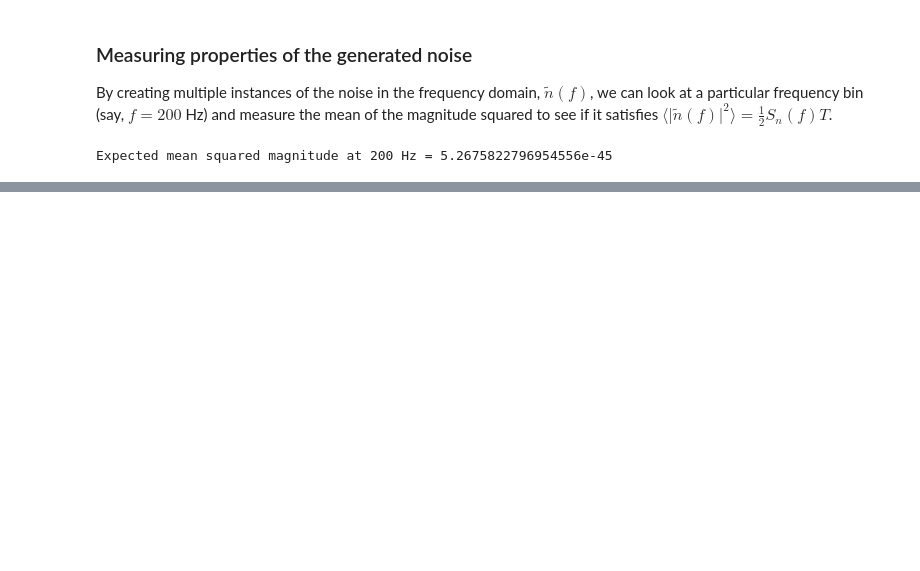
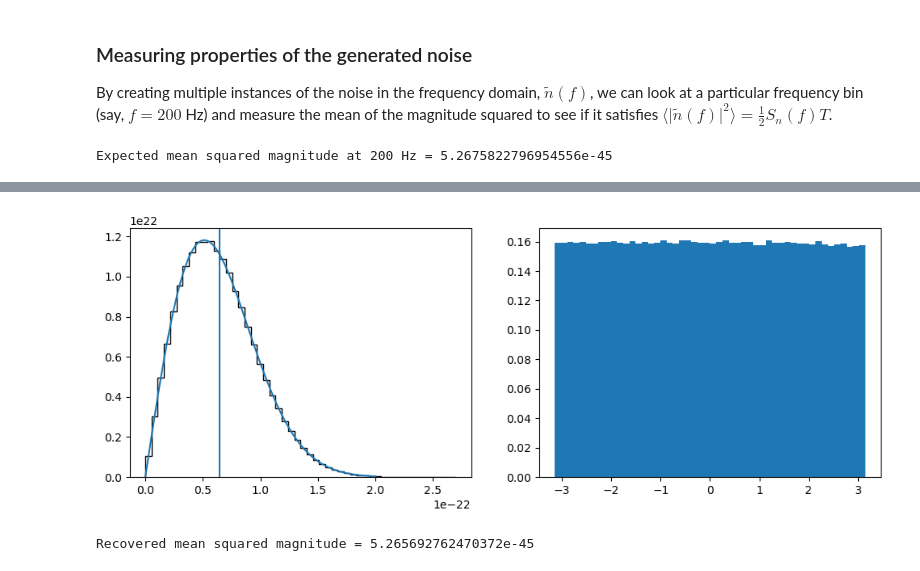
Before and after one commit to eliotfinch/fdringdown, a Jupyter notebook: notebooks/generating_noise.ipynb, the cells around one changed output, grey strips where cells are left out. Saved outputs shown, nothing was run; the diff lists cells and outputs as text; code cells hidden in the pictures; blank space fills up the shorter version.

```diff
--- a/notebooks/generating_noise.ipynb
+++ b/notebooks/generating_noise.ipynb
@@ -202,0 +207,33 @@ plt.show()
+# %%
+fig, axs = plt.subplots(1, 2, figsize=(12,4), dpi=100)
+
+axs[0].hist(
+    np.abs(instances),
+    bins=50,
+    density=True,
+    histtype='step',
+    color='k'
+    )
+
+axs[1].hist(np.angle(instances), bins=50, density=True)
+
+def normal2d(x, sigma):
+    return 2*np.pi*x*(1/np.sqrt(2*np.pi*sigma**2))*normal(x, sigma)
+
+x = np.linspace(0, 2e-22, 100)
+axs[0].plot(x, normal2d(x, np.sqrt((1/4)*asd_f**2*T)))
+
+axs[0].axvline(np.mean(np.abs(instances)))
+
+plt.show()
+# %% [output]
+[figure, added]
+# %%
+A = np.random.normal(scale=np.sqrt(0.5*T*asd_f**2), size=repeats)
+phi = 2*np.pi*np.random.random(size=repeats)
+
+instances_alt = A*np.exp(1j*phi)
+
+print('Recovered mean squared magnitude =',np.mean(abs(instances_alt)**2))
+# %% [output]
+Recovered mean squared magnitude = 5.265692762470372e-45
```
Also changed, not shown: parts of 17 cells of this notebook.
